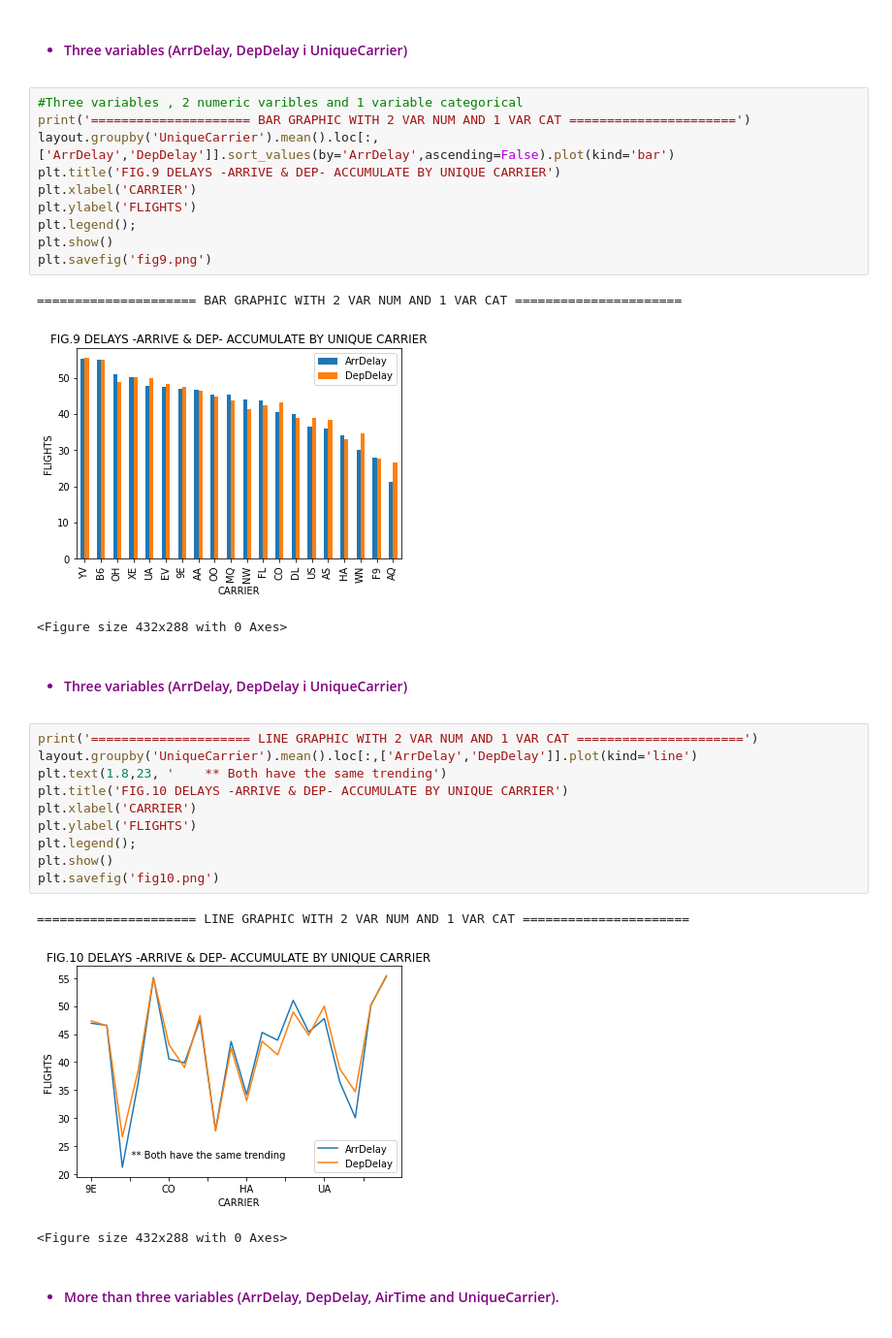
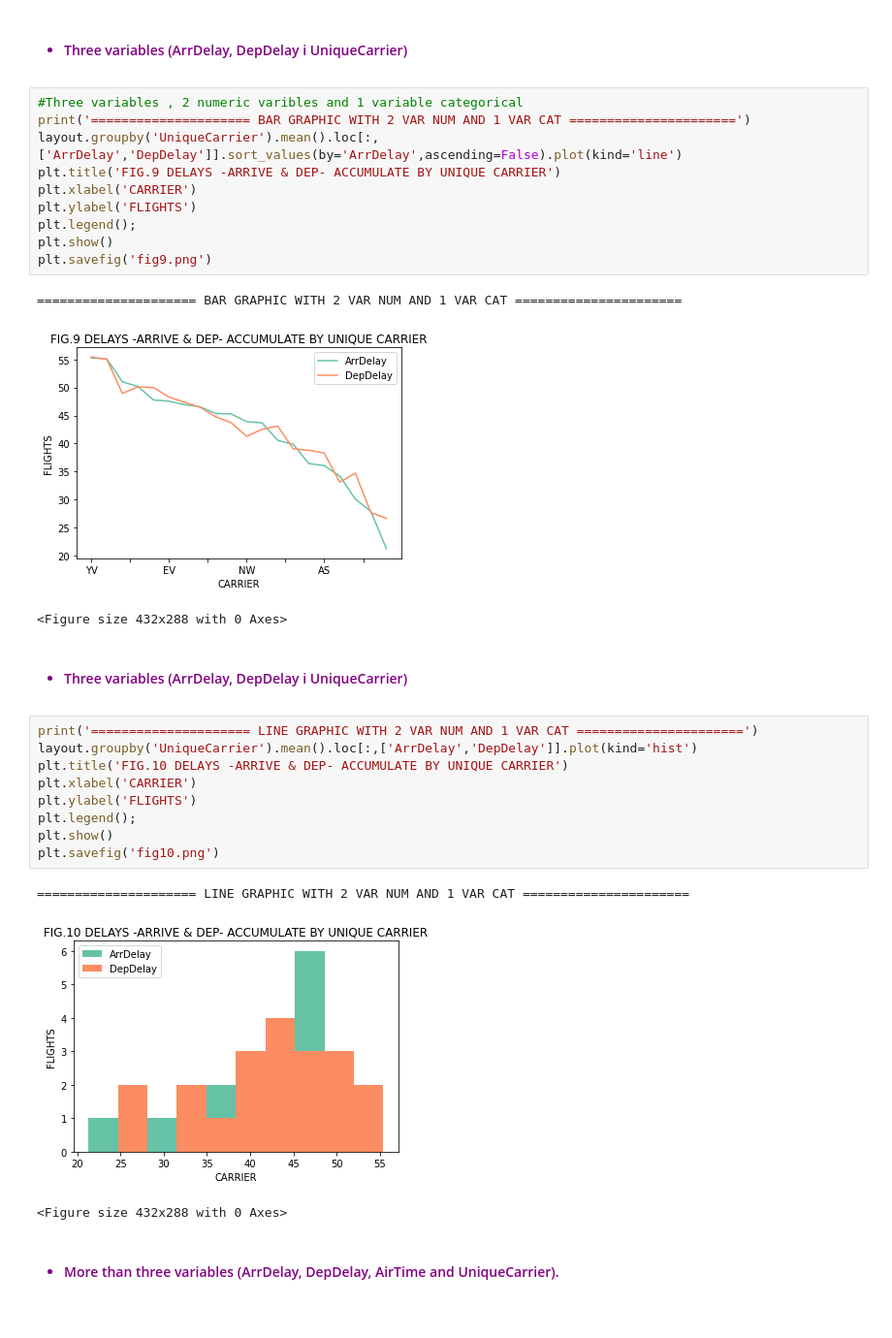
Before and after one commit to elizage/Eli-G, a Jupyter notebook: S04_T01.ipynb, the cells around one changed output. Shown at 97% size. Saved outputs shown, nothing was run; the diff lists cells and outputs as text.

```diff
--- a/S04_T01.ipynb
+++ b/S04_T01.ipynb
@@ -243,7 +222,7 @@ plt.savefig('fig8.png')
 # %%
 #Three variables , 2 numeric varibles and 1 variable categorical
 print('===================== BAR GRAPHIC WITH 2 VAR NUM AND 1 VAR CAT ======================')
-layout.groupby('UniqueCarrier').mean().loc[:,['ArrDelay','DepDelay']].sort_values(by='ArrDelay',ascending=False).plot(kind='bar')
+layout.groupby('UniqueCarrier').mean().loc[:,['ArrDelay','DepDelay']].sort_values(by='ArrDelay',ascending=False).plot(kind='line')
 plt.title('FIG.9 DELAYS -ARRIVE & DEP- ACCUMULATE BY UNIQUE CARRIER')
 plt.xlabel('CARRIER')
 plt.ylabel('FLIGHTS')
@@ -252,7 +231,7 @@ plt.show()
 plt.savefig('fig9.png')
 # %% [output]
 ===================== BAR GRAPHIC WITH 2 VAR NUM AND 1 VAR CAT ======================
-[figure, old version]
+[figure, new version]
 <Figure size 432x288 with 0 Axes>
 # %% [markdown]
 <span style='color:purple'>
@@ -262,17 +241,16 @@ plt.savefig('fig9.png')
 </span>
 # %%
 print('===================== LINE GRAPHIC WITH 2 VAR NUM AND 1 VAR CAT ======================')
-layout.groupby('UniqueCarrier').mean().loc[:,['ArrDelay','DepDelay']].plot(kind='line')
-plt.text(1.8,23, '    ** Both have the same trending')
+layout.groupby('UniqueCarrier').mean().loc[:,['ArrDelay','DepDelay']].plot(kind='hist')
 plt.title('FIG.10 DELAYS -ARRIVE & DEP- ACCUMULATE BY UNIQUE CARRIER')
 plt.xlabel('CARRIER')
 plt.ylabel('FLIGHTS')
 plt.legend();
 plt.show()
 plt.savefig('fig10.png')
 # %% [output]
 ===================== LINE GRAPHIC WITH 2 VAR NUM AND 1 VAR CAT ======================
-[figure, old version]
+[figure, new version]
 <Figure size 432x288 with 0 Axes>
 # %% [markdown]
 <span style='color:purple'>
```
Also changed, not shown: parts of 27 cells of this notebook.
